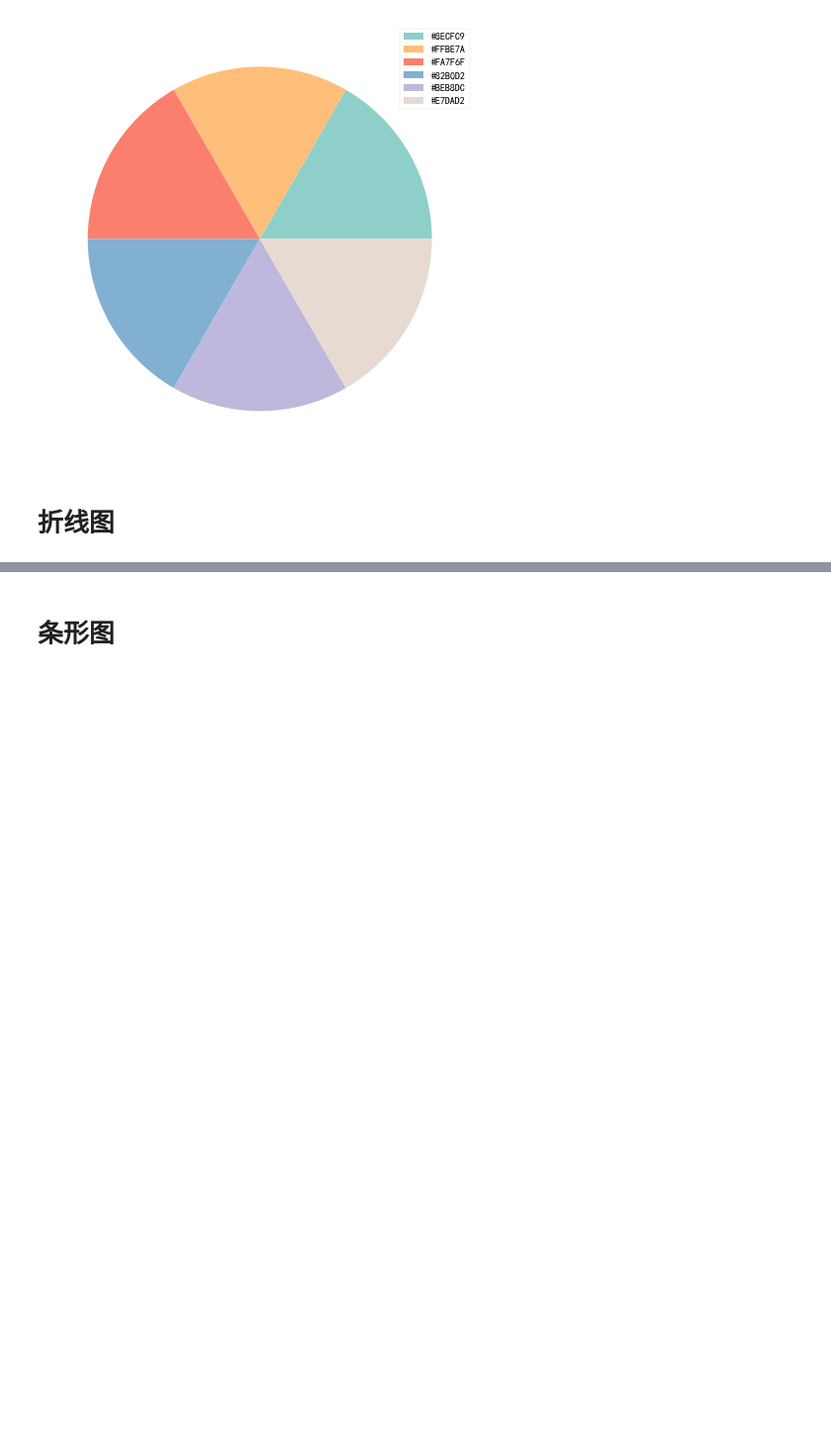
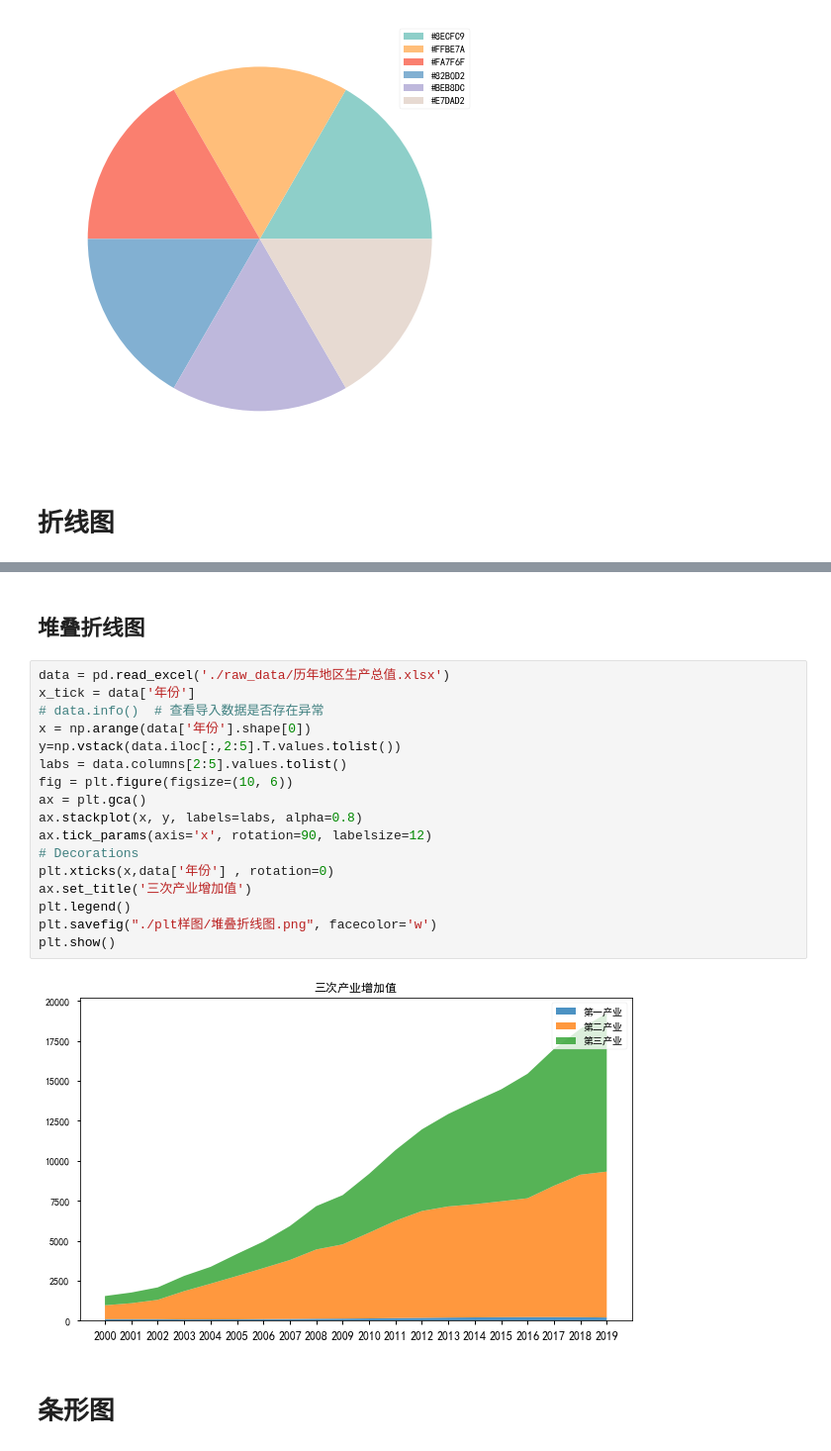
Before and after one commit to kebuAAA/Visualization-using-python, a Jupyter notebook: plt绘图.ipynb, the cells around one changed output, grey strips where cells are left out. Shown at 99% size. Drawn from its saved outputs; the diff is of its cells as text; blank space fills up the shorter version.

```diff
--- a/plt绘图.ipynb
+++ b/plt绘图.ipynb
@@ -96,3 +63,24 @@ plt.show()
+# %% [markdown]
+## 堆叠折线图
+# %%
+data = pd.read_excel('./raw_data/历年地区生产总值.xlsx')
+x_tick = data['年份']
+# data.info()  # 查看导入数据是否存在异常
+x = np.arange(data['年份'].shape[0])
+y=np.vstack(data.iloc[:,2:5].T.values.tolist())
+labs = data.columns[2:5].values.tolist()
+fig = plt.figure(figsize=(10, 6))
+ax = plt.gca()
+ax.stackplot(x, y, labels=labs, alpha=0.8)
+ax.tick_params(axis='x', rotation=90, labelsize=12)
+# Decorations
+plt.xticks(x,data['年份'] , rotation=0)
+ax.set_title('三次产业增加值')
+plt.legend()
+plt.savefig("./plt样图/堆叠折线图.png", facecolor='w')
+plt.show()
+# %% [output]
+[figure, added]
 # %% [markdown]
 # 条形图
 # %%
```
Also changed, not shown: parts of 4 cells of this notebook, 4 other files.
